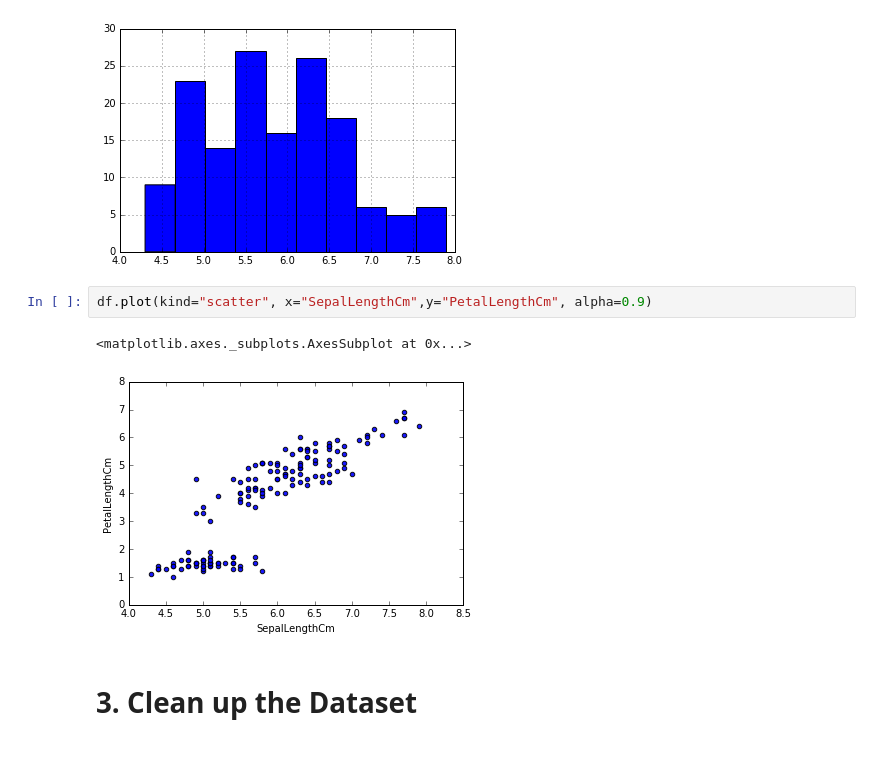
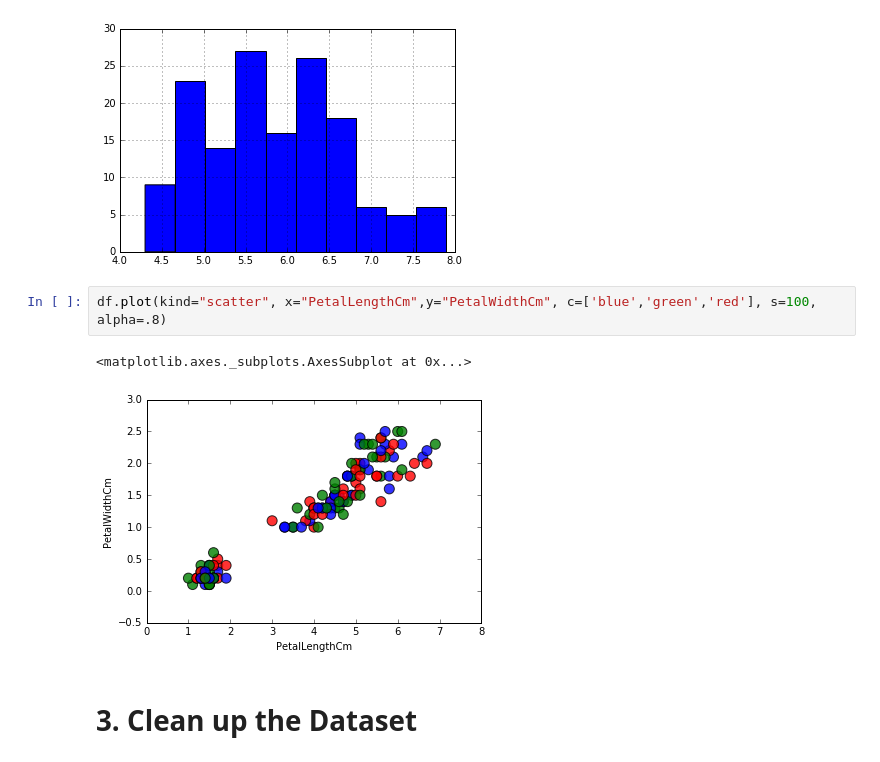
Before and after one commit to contractorwolf/tensorflow-irisdataset, a Jupyter notebook: Iris-Estimator-Tensorflow-Basics-with-Facets.ipynb, the cells around one changed output. Cells and saved outputs as stored; diff of their text form.

```diff
--- a/Iris-Estimator-Tensorflow-Basics-with-Facets.ipynb
+++ b/Iris-Estimator-Tensorflow-Basics-with-Facets.ipynb
@@ -69,10 +69,10 @@ df['SepalLengthCm'].hist()
 <matplotlib.axes._subplots.AxesSubplot at 0x...>
 [figure]
 # %%
-df.plot(kind="scatter", x="SepalLengthCm",y="PetalLengthCm", alpha=0.9)
+df.plot(kind="scatter", x="PetalLengthCm",y="PetalWidthCm", c=['blue','green','red'], s=100, alpha=.8)
 # %% [output]
 <matplotlib.axes._subplots.AxesSubplot at 0x...>
-[figure, old version]
+[figure, new version]
 # %% [markdown]
 # 3. Clean up the Dataset
 # %% [markdown]
```
Also changed, not shown: parts of 14 cells of this notebook.
